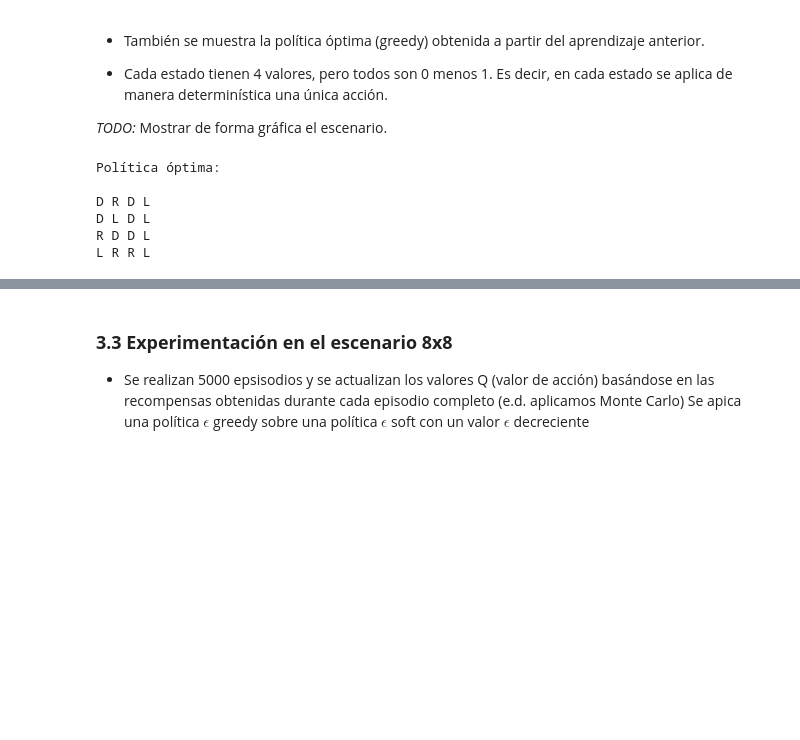
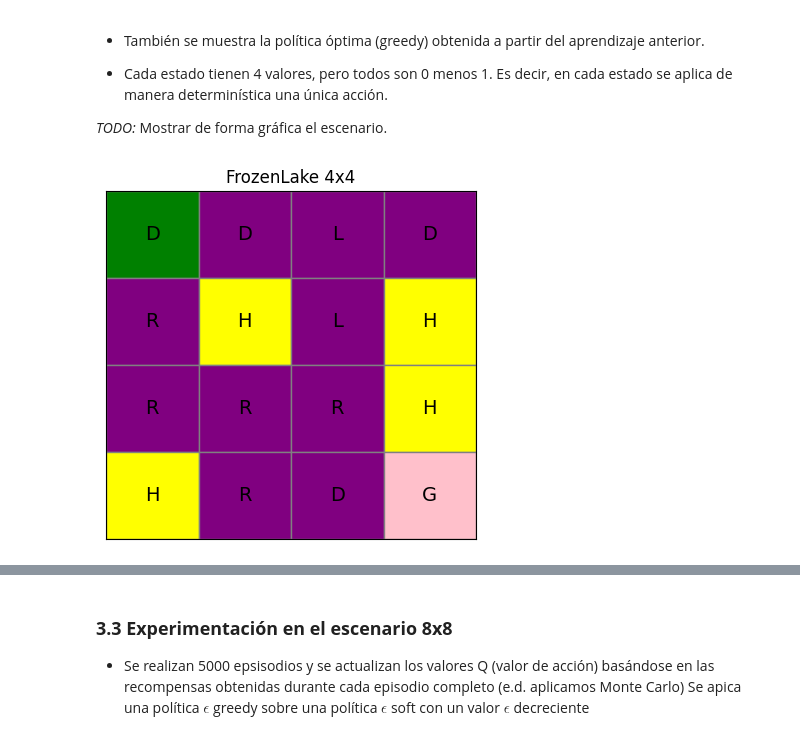
Before and after one commit to imchrisrueda/extML, a Jupyter notebook: entornos_complejos/A_MonteCarloTodasLasVisitas.ipynb, the cells around one changed output, grey strips where cells are left out. Cells and saved outputs as stored; diff of their text form; code cells hidden in the pictures; blank space fills up the shorter version.

```diff
--- a/entornos_complejos/A_MonteCarloTodasLasVisitas.ipynb
+++ b/entornos_complejos/A_MonteCarloTodasLasVisitas.ipynb
@@ -315,12 +322,47 @@ def render_policy(env, Q):
+# %%
+def render_grid(env, Q=None):
+    n_states = env.observation_space.n
+    n = int(np.sqrt(n_states))
+    desc = env.unwrapped.desc.astype(str)
+
+    # S start
+    # F frozen
+    # H hole
+    # G goal
+    color_map = {'S': 'green', 'F': 'purple', 'H': 'yellow', 'G': 'pink'}
+    action_symbols = {0: 'L', 1: 'D', 2: 'R', 3: 'U'}
+
+    fig, ax = plt.subplots(figsize=(n, n))
+
+    for row in range(n):
+        for col in range(n):
+            cell = desc[row][col]
+            color = color_map.get(cell, 'white')
+            ax.add_patch(plt.Rectangle((col, n - row - 1), 1, 1, color=color, ec='gray'))
+
+            if cell == 'H': #agujero
+                label = 'H'
+            elif cell == 'G': #objetivo
+                label = 'G'
+            elif Q is not None:
+                state = row * n + col
+                label = action_symbols[np.argmax(Q[state])]
+            else:
+                label = cell
+
+            ax.text(col + 0.5, n - row - 0.5, label, ha='center', va='center', fontsize=14)
+
+    ax.set_xlim(0, n)
+    ax.set_ylim(0, n)
+    ax.set_xticks([])
+    ax.set_yticks([])
+    ax.set_title(f'FrozenLake {n}x{n}')
+    plt.tight_layout()
+    plt.show()
 # %%
-render_policy(env4, Q)
+render_grid(env4, Q)
 # %% [output]
-Política óptima:
-
-D R D L
-D L D L
-R D D L
-L R R L
+[figure, added]
 # %%
 # @title Política final
 LEFT, DOWN, RIGHT, UP = 0,1,2,3
```
Also changed, not shown: parts of 16 cells of this notebook.
